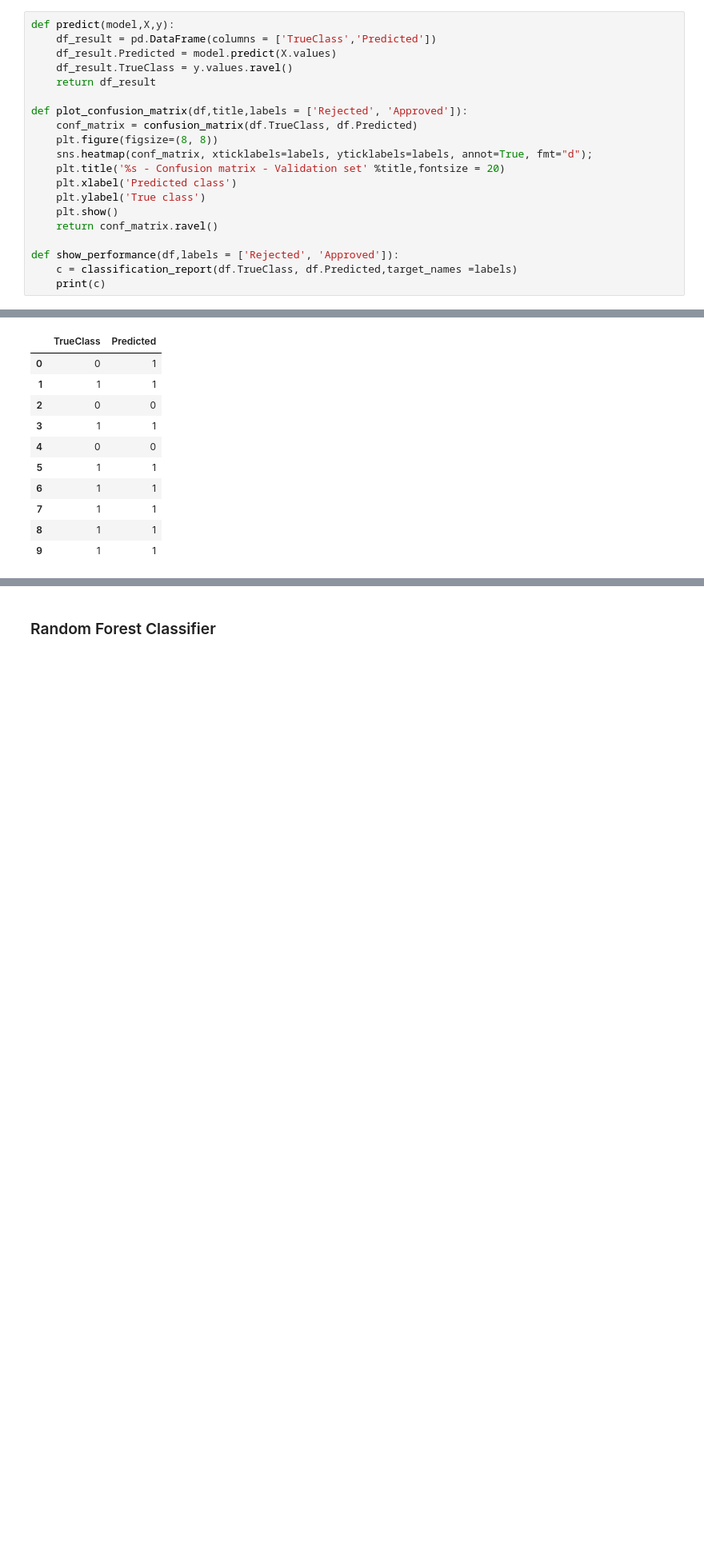
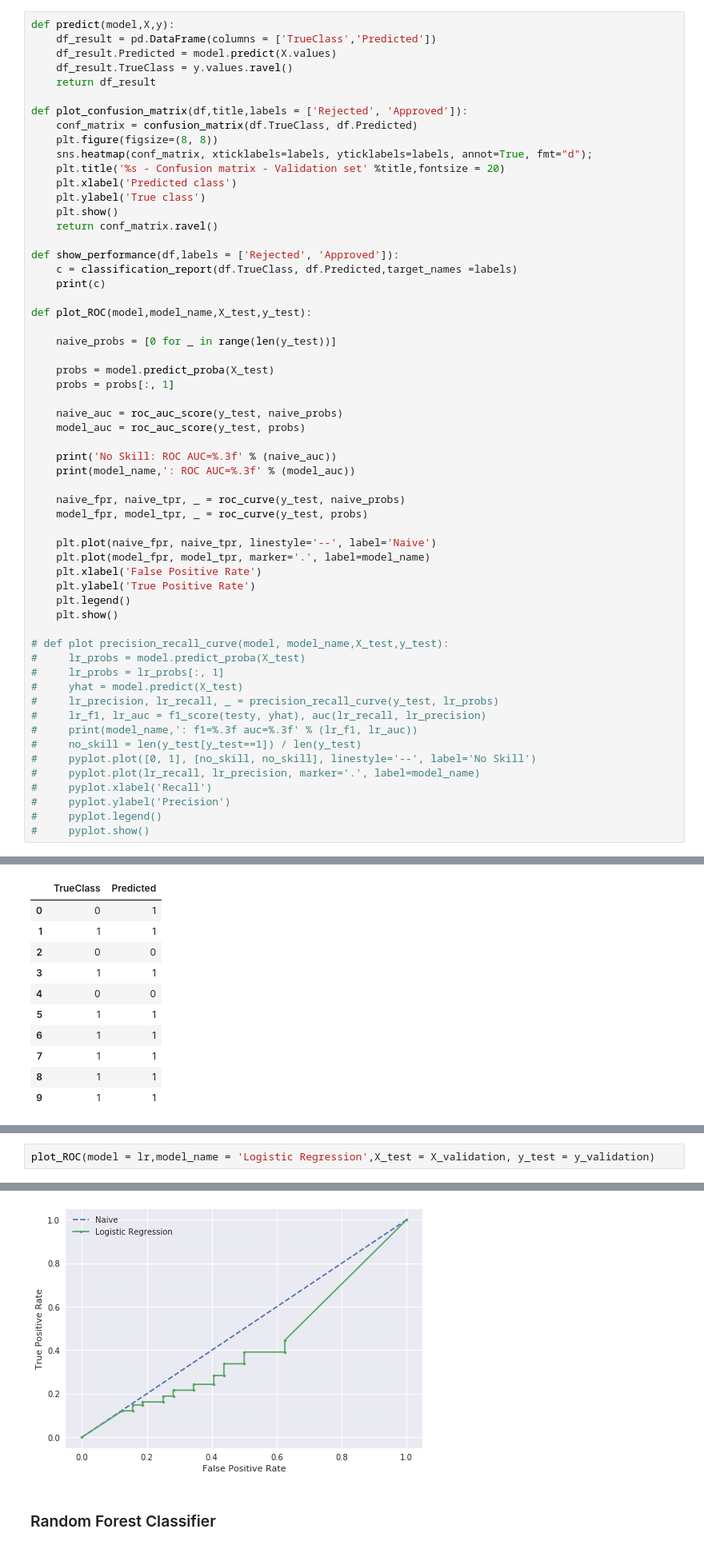
Before and after one commit to lucasthim/loan-prediction, a Jupyter notebook: 03_training_first_models.ipynb, the cells around one changed output, grey strips where cells are left out. Shown at 80% size. Drawn from its saved outputs; the diff is of its cells as text; blank space fills up the shorter version.

```diff
--- a/03_training_first_models.ipynb
+++ b/03_training_first_models.ipynb
@@ -92,6 +99,44 @@ def plot_confusion_matrix(df,title,labels = ['Rejected', 'Approved']):
 def show_performance(df,labels = ['Rejected', 'Approved']):
     c = classification_report(df.TrueClass, df.Predicted,target_names =labels)
     print(c)
+
+def plot_ROC(model,model_name,X_test,y_test):
+
+    naive_probs = [0 for _ in range(len(y_test))]
+
+    probs = model.predict_proba(X_test)
+    probs = probs[:, 1]
+
+    naive_auc = roc_auc_score(y_test, naive_probs)
+    model_auc = roc_auc_score(y_test, probs)
+
+    print('No Skill: ROC AUC=%.3f' % (naive_auc))
+    print(model_name,': ROC AUC=%.3f' % (model_auc))
+
+    naive_fpr, naive_tpr, _ = roc_curve(y_test, naive_probs)
+    model_fpr, model_tpr, _ = roc_curve(y_test, probs)
+
+    plt.plot(naive_fpr, naive_tpr, linestyle='--', label='Naive')
+    plt.plot(model_fpr, model_tpr, marker='.', label=model_name)
+    plt.xlabel('False Positive Rate')
+    plt.ylabel('True Positive Rate')
+    plt.legend()
+    plt.show()
+
+# def plot precision_recall_curve(model, model_name,X_test,y_test):
+#     lr_probs = model.predict_proba(X_test)
+#     lr_probs = lr_probs[:, 1]
+#     yhat = model.predict(X_test)
+#     lr_precision, lr_recall, _ = precision_recall_curve(y_test, lr_probs)
+#     lr_f1, lr_auc = f1_score(testy, yhat), auc(lr_recall, lr_precision)
+#     print(model_name,': f1=%.3f auc=%.3f' % (lr_f1, lr_auc))
+#     no_skill = len(y_test[y_test==1]) / len(y_test)
+#     pyplot.plot([0, 1], [no_skill, no_skill], linestyle='--', label='No Skill')
+#     pyplot.plot(lr_recall, lr_precision, marker='.', label=model_name)
+#     pyplot.xlabel('Recall')
+#     pyplot.ylabel('Precision')
+#     pyplot.legend()
+#     pyplot.show()
 # %% [markdown]
 ### Logistic Regression Classifier
 # %%
@@ -134,3 +179,6 @@ show_performance(df_result,labels)
     accuracy                           0.87       106
    macro avg       0.92      0.78      0.82       106
 weighted avg       0.89      0.87      0.86       106
+# %%
+plot_ROC(model = lr,model_name = 'Logistic Regression',X_test = X_validation, y_test = y_validation)
+# %% [output]
@@ -137,3 +187,4 @@ weighted avg       0.89      0.87      0.86       106
+[figure, added]
 # %% [markdown]
 ### Random Forest Classifier
 # %%
```
Also changed, not shown: parts of 10 cells of this notebook, 2 other files.
